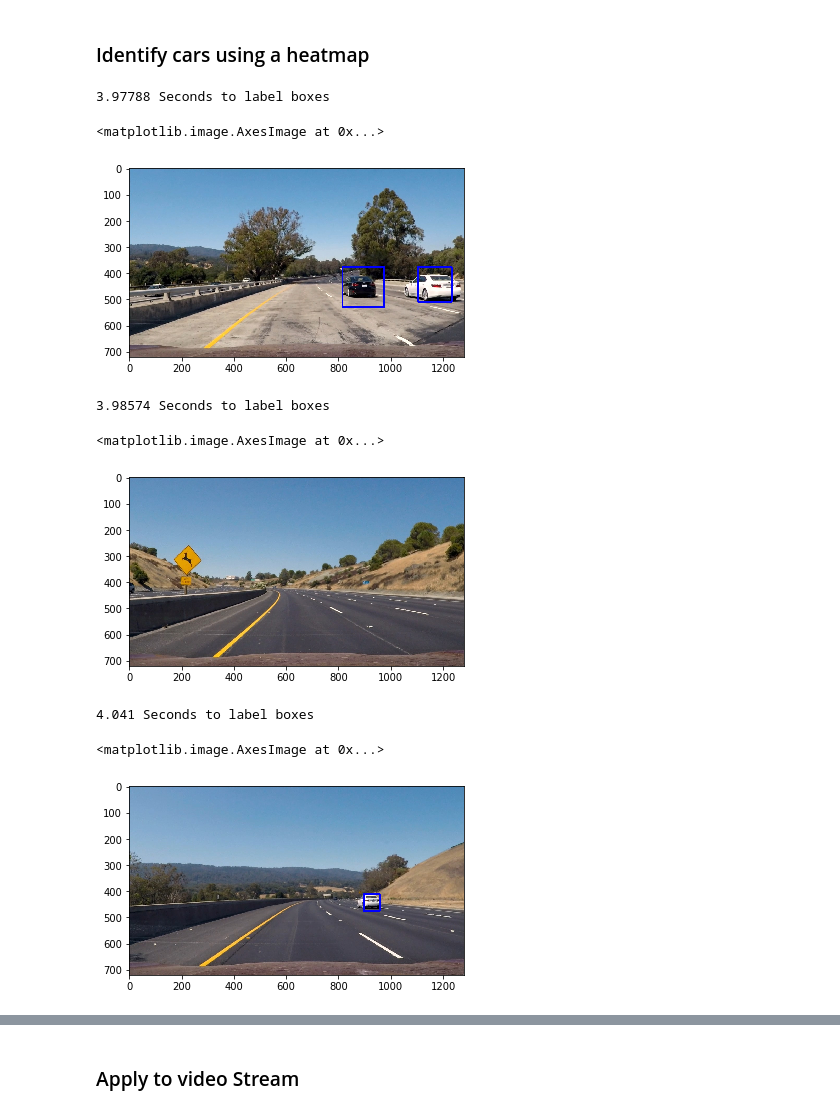
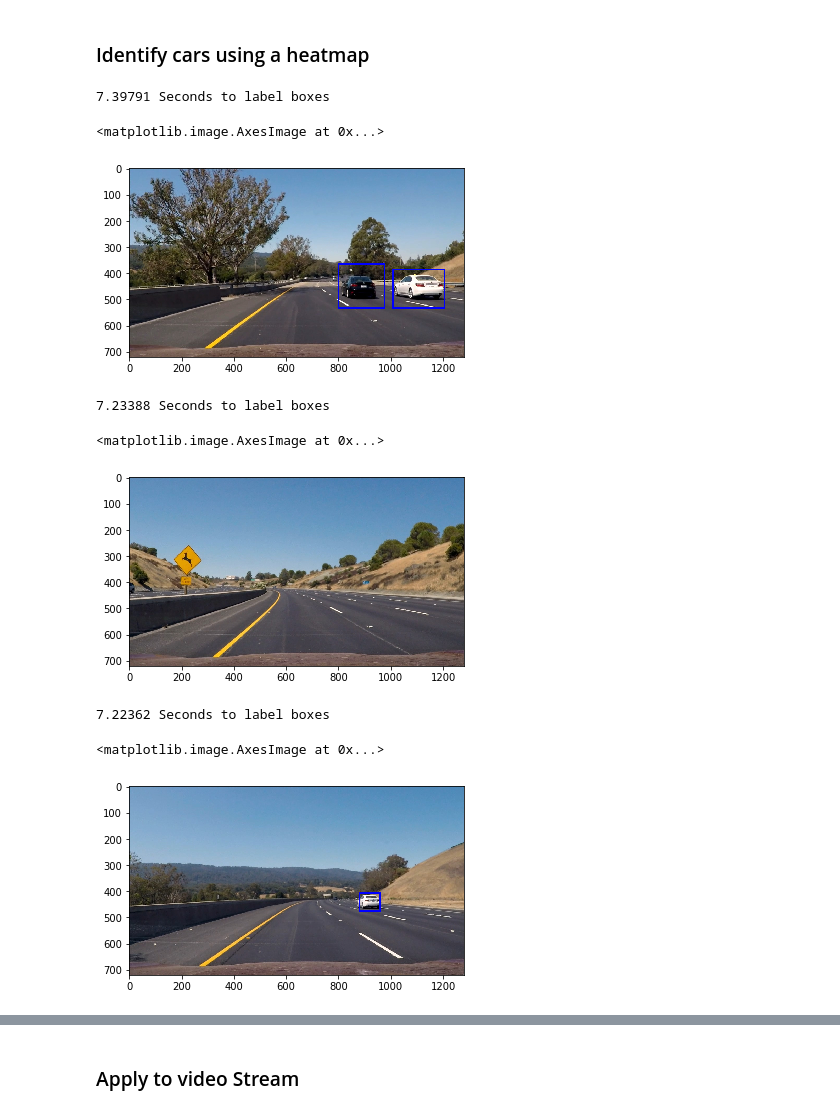
Before and after one commit to JavonDavis/Vehicle-Detector, a Jupyter notebook: Main.ipynb, the cells around one changed output, grey strips where cells are left out. Drawn from its saved outputs; the diff is of its cells as text; code cells hidden in the pictures.

```diff
--- a/Main.ipynb
+++ b/Main.ipynb
@@ -327,7 +327,7 @@ def find_cars(img, xstart, ystart, ystop, scale, svc, X_scaler, orient, pix_per_
             win_draw = np.int(window*scale)
             x1, y1, x2, y2 = xbox_left+xstart, ytop_draw+ystart, xbox_left+win_draw+xstart, ytop_draw+win_draw+ystart
 
-            if test_prediction == 1 and nb_prediction == 1 and tree_prediction == 1:
+            if test_prediction == 1 and (nb_prediction == 1 or tree_prediction == 1):
                 cv2.rectangle(draw_img,(x1, y1),(x2, y2),(0,0,255),6)
                 box_list.append(((x1, y1),(x2, y2)))
 
@@ -431,6 +431,6 @@ plt.imshow(out_img)
 # %%
 # Gather boxes at different scales
-def find_boxes(img, scale_start=1, scale_end=3, incr=.2):
+def find_boxes(img, scale_start=1, scale_end=3, incr=.1):
     boxes = []
     scale = scale_start
     while scale <= scale_end:
@@ -443,7 +443,7 @@ def find_boxes(img, scale_start=1, scale_end=3, incr=.2):
         cv2.rectangle(out_img,box[0],box[1],(0,0,255),6)
     return out_img, boxes
 # %%
-test_image = test_images[4]
+test_image = test_images[5]
 out_img, boxes = find_boxes(test_image)
 
 print('{} boxes'.format(len(boxes)))
@@ -515,11 +515,11 @@ class Vehicle:
         self.prev_labels = None
 
     def process_image(self, image):
-        if 1 <= self.frame_skip <= 10: # Only so much can change within a few frames :)
+        if 1 <= self.frame_skip <= 5: # Only so much can change within a few frames :)
             self.frame_skip += 1
             draw_img = draw_labeled_bboxes(np.copy(image), self.prev_labels)
             return draw_img
-        elif self.frame_skip > 10:
+        elif self.frame_skip > 5:
             self.frame_skip = 0
         out_image, boxes = find_boxes(image)
 
@@ -531,10 +531,13 @@ class Vehicle:
         heat = add_heat(heat,boxes)
 
         # Apply threshold to help remove false positives
-        heat = apply_threshold(heat, 1)
+        heat = apply_threshold(heat, 15)
 
         # Visualize the heatmap when displaying
         heatmap = np.clip(heat, 0, 255)
+
+#         plt.figure()
+#         plt.imshow(heatmap)
 
         # Find final boxes from heatmap using label function
         labels = label(heatmap)
@@ -543,18 +546,19 @@ class Vehicle:
         self.frame_skip += 1
         return draw_img
 # %%
-test_image = test_images[0]
+test_image = test_images[5]
 v = Vehicle()
 t=time.time()
 final = v.process_image(test_image)
 t2 = time.time()
 print(round(t2-t, 5), 'Seconds to label boxes')
 
+plt.figure()
 plt.imshow(final)
 # %% [output]
-3.97788 Seconds to label boxes
+7.39791 Seconds to label boxes
 <matplotlib.image.AxesImage at 0x...>
-[figure, old version]
+[figure, new version]
 # %%
 test_image = test_images[1]
 v = Vehicle()
@@ -563,9 +567,10 @@ final = v.process_image(test_image)
 t2 = time.time()
 print(round(t2-t, 5), 'Seconds to label boxes')
 
+plt.figure()
 plt.imshow(final)
 # %% [output]
-3.98574 Seconds to label boxes
+7.23388 Seconds to label boxes
 <matplotlib.image.AxesImage at 0x...>
 [figure]
 # %%
@@ -576,11 +581,12 @@ final = v.process_image(test_image)
 t2 = time.time()
 print(round(t2-t, 5), 'Seconds to label boxes')
 
+plt.figure()
 plt.imshow(final)
 # %% [output]
-4.041 Seconds to label boxes
+7.22362 Seconds to label boxes
 <matplotlib.image.AxesImage at 0x...>
-[figure, old version]
+[figure, new version]
 # %%
 test_image = test_images[3]
 v = Vehicle()
```
Also changed, not shown: parts of 15 cells of this notebook, 16 other files.
